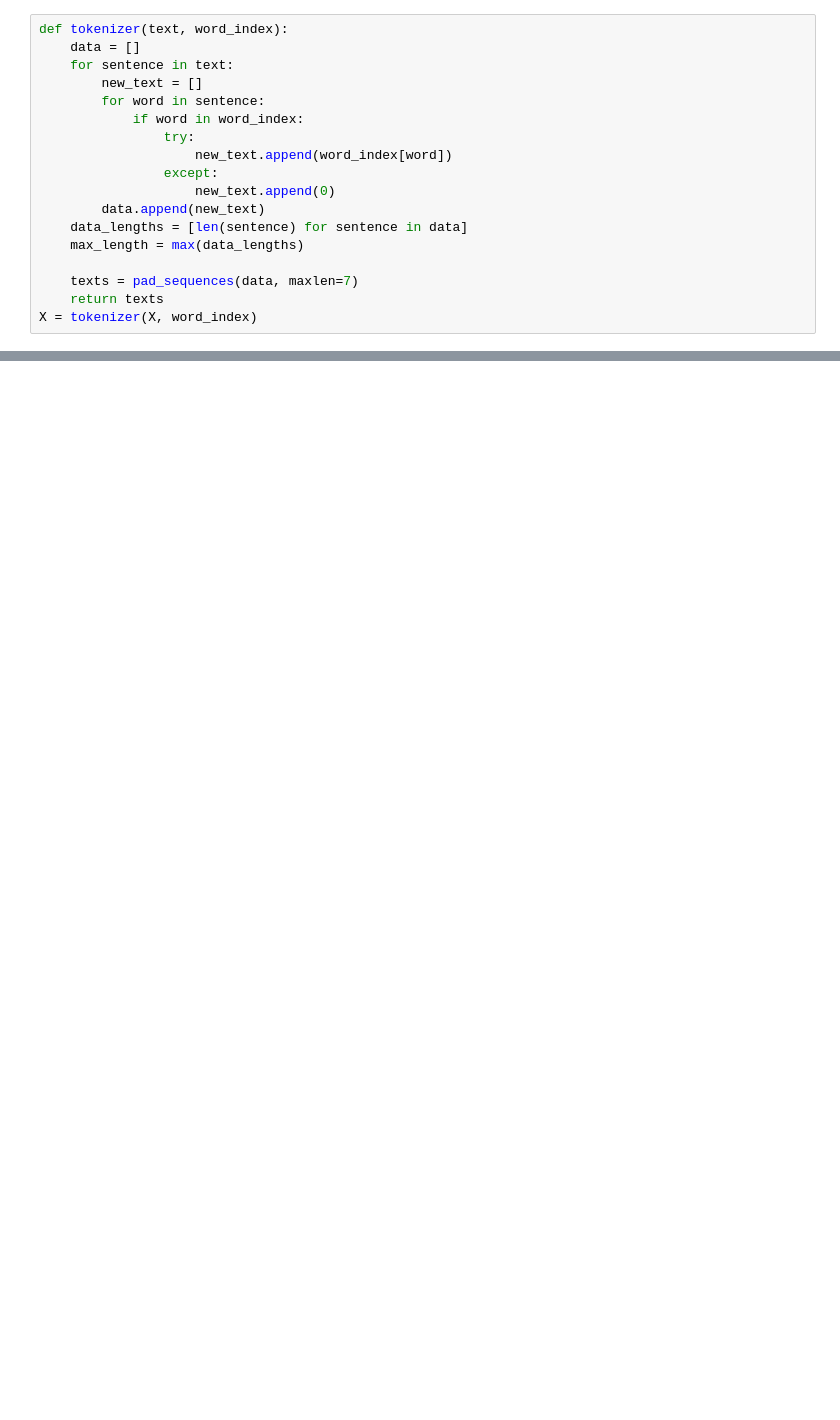
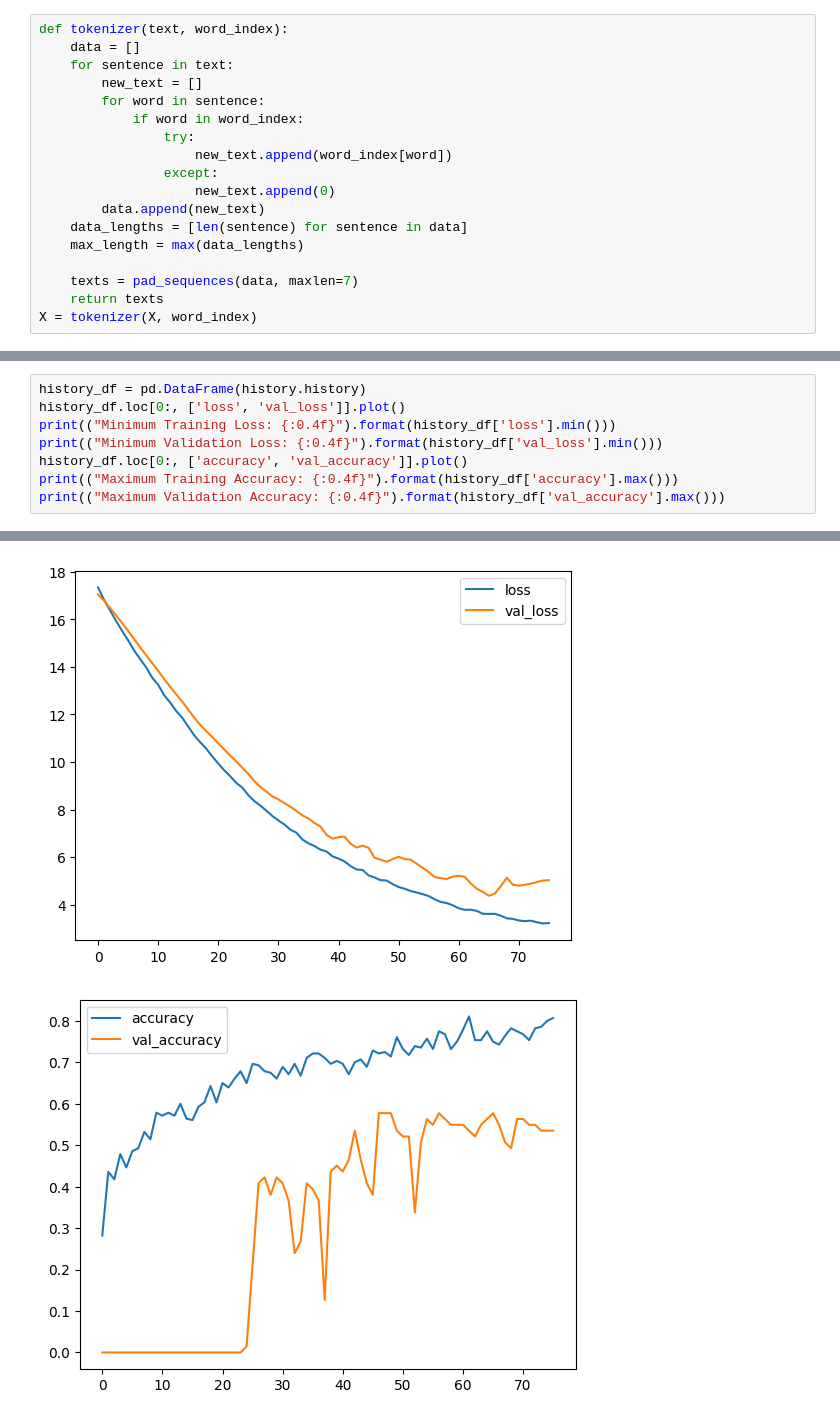
Before and after one commit to boristef/LULU, a Jupyter notebook: model.ipynb, the cells around one changed output, grey strips where cells are left out. Saved outputs shown, nothing was run; the diff lists cells and outputs as text; blank space fills up the shorter version.

```diff
--- a/model.ipynb
+++ b/model.ipynb
@@ -221,0 +350,9 @@ print(f"中位數: {median_length}")
+# %%
+history_df = pd.DataFrame(history.history)
+history_df.loc[0:, ['loss', 'val_loss']].plot()
+print(("Minimum Training Loss: {:0.4f}").format(history_df['loss'].min()))
+print(("Minimum Validation Loss: {:0.4f}").format(history_df['val_loss'].min()))
+history_df.loc[0:, ['accuracy', 'val_accuracy']].plot()
+print(("Maximum Training Accuracy: {:0.4f}").format(history_df['accuracy'].max()))
+print(("Maximum Validation Accuracy: {:0.4f}").format(history_df['val_accuracy'].max()))
+# %% [output]
@@ -221,0 +363,2 @@ print(f"中位數: {median_length}")
+[figure, added]
+[figure, added]
```
Also changed, not shown: parts of 17 cells of this notebook, 7 other files.
